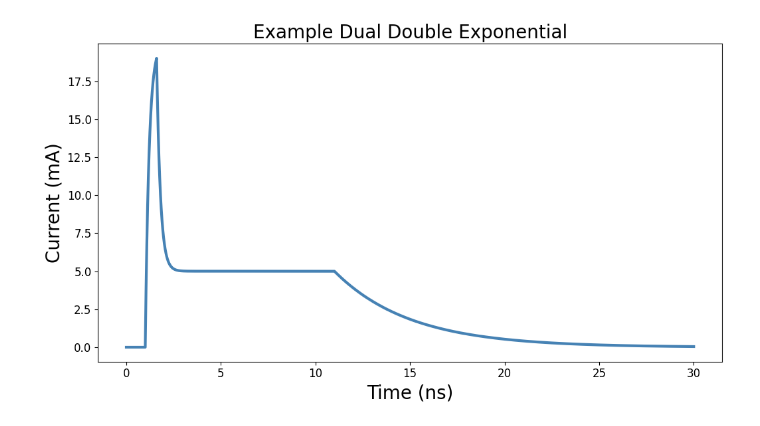
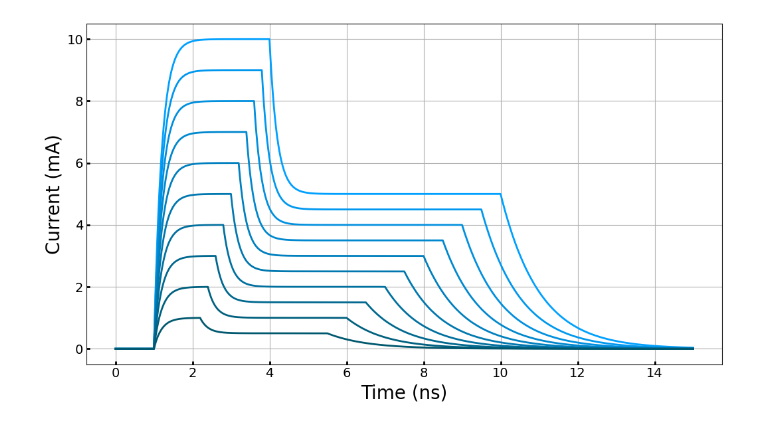
Before and after one commit to OSCRE-sim/OSCRE, a Jupyter notebook: Archive/image_gen/image_gen.ipynb, the cells around one changed output. Cells and saved outputs as stored; diff of their text form; code cells hidden in the pictures.

```diff
--- a/Archive/image_gen/image_gen.ipynb
+++ b/Archive/image_gen/image_gen.ipynb
@@ -61,74 +116,89 @@ import numpy as np
 import math
 import matplotlib.pyplot as plt
 
+plt.rcParams['figure.figsize'] = [10.5, 6]
+
 t_r = 1e-9
-t_f = 11e-9
+t_f_0 = 10e-9
 tau_r = 0.2e-9
-tau_f = 4e-9
-I_peak = 5e-3
+tau_f = 1e-9
+I_peak_0 = 5e-3
 I_initial = 0e-3
 
 t_r_2 = 1e-9
-t_f_2 = 1.6e-9
+t_f_2_0 = 4e-9
 tau_r_2 = 0.2e-9
 tau_f_2 = 0.2e-9
-I_peak_2 = 15e-3
+I_peak_2_0 = 5e-3
 I_initial_2 = 0
 
 t_start = 0
-t_stop = 30e-9
+t_stop = 15e-9
 t_step = 1e-12
 
-t_values = []
-y_values = []
+plt.rc('axes', prop_cycle=custom_cycler_blue)
 
-t_values_2 = []
-y_values_2 = []
+for i in range (10):
+    t_f = t_f_0 - (i * 0.5) * 1e-9
+    t_f_2 = t_f_2_0 - (i * 0.2) * 1e-9 #t_f_2_0 + (i) * 1e-9
+    I_peak = I_peak_0 - (i * 0.5) * 1e-3
+    I_peak_2 = I_peak_2_0 - (i * 0.5) * 1e-3
 
-t = t_start
-y = 0
-while t <= t_stop:
 
-    if (t < t_r):
-        y = I_initial
-    elif(t_r <= t < t_f):
-        y = I_initial + (I_peak - I_initial) * (1 - math.exp((-1 * (t - t_r)) / tau_r))
-    else:
-        y = I_initial + (I_peak - I_initial) * (1 - math.exp((-1 * (t - t_r)) / tau_r)) - (I_peak - I_initial) * (1 - math.exp((-1 * (t - t_f)) / tau_f))
+    t_values = []
+    y_values = []
 
-    t_values.append(t * 1e9)
-    y_values.append(y * 1000)
-    t += t_step
+    t_values_2 = []
+    y_values_2 = []
 
-t = t_start
-y = 0
-while t <= t_stop:
+    t = t_start
+    y = 0
+    while t <= t_stop:
 
-    if (t < t_r_2):
-        y = I_initial_2
-    elif(t_r_2 <= t < t_f_2):
-        y = I_initial_2 + (I_peak_2 - I_initial_2) * (1 - math.exp((-1 * (t - t_r_2)) / tau_r_2))
-    else:
-        y = I_initial_2 + (I_peak_2 - I_initial_2) * (1 - math.exp((-1 * (t - t_r_2)) / tau_r_2)) - (I_peak_2 - I_initial_2) * (1 - math.exp((-1 * (t - t_f_2)) / tau_f_2))
+        if (t < t_r):
+            y = I_initial
+        elif(t_r <= t < t_f):
+            y = I_initial + (I_peak - I_initial) * (1 - math.exp((-1 * (t - t_r)) / tau_r))
+        else:
+            y = I_initial + (I_peak - I_initial) * (1 - math.exp((-1 * (t - t_r)) / tau_r)) - (I_peak - I_initial) * (1 - math.exp((-1 * (t - t_f)) / tau_f))
 
-    t_values_2.append(t * 1e9)
-    y_values_2.append(y * 1000)
-    t += t_step
+        t_values.append(t * 1e9)
+        y_values.append(y * 1000)
+        t += t_step
 
-final_y_values = [a + b for a,b in zip(y_values, y_values_2)]
+    t = t_start
+    y = 0
+    while t <= t_stop:
 
-plt.plot(t_values, final_y_values, color='steelblue', linewidth=3)
+        if (t < t_r_2):
+            y = I_initial_2
+        elif(t_r_2 <= t < t_f_2):
+            y = I_initial_2 + (I_peak_2 - I_initial_2) * (1 - math.exp((-1 * (t - t_r_2)) / tau_r_2))
+        else:
+            y = I_initial_2 + (I_peak_2 - I_initial_2) * (1 - math.exp((-1 * (t - t_r_2)) / tau_r_2)) - (I_peak_2 - I_initial_2) * (1 - math.exp((-1 * (t - t_f_2)) / tau_f_2))
+
+        t_values_2.append(t * 1e9)
+        y_values_2.append(y * 1000)
+        t += t_step
+
+    final_y_values = [a + b for a,b in zip(y_values, y_values_2)]
+
+    plt.plot(t_values, final_y_values, linewidth=2)
+
+
 plt.xlabel('Time (ns)', fontsize=20)
 plt.ylabel('Current (mA)', fontsize=20)
-plt.title('Example Dual Double Exponential', fontsize=20)
+#plt.title('Example Dual Double Exponential', fontsize=20)
 #plt.grid(True)
-plt.xticks(fontsize=12)
-plt.yticks(fontsize=12)
+plt.xticks(fontsize=14)
+plt.yticks(fontsize=14)
+plt.grid(True)
+plt.tick_params(direction='in', width='2')
 plt.tight_layout()
 plt.savefig("EX_Dual_Double_Exponential")
 plt.show()
 # %% [output]
-[figure, old version]
+[figure, new version]
 # %%
 # rail span collapse function
 
```
Also changed, not shown: parts of 10 cells of this notebook, 33 other files.
